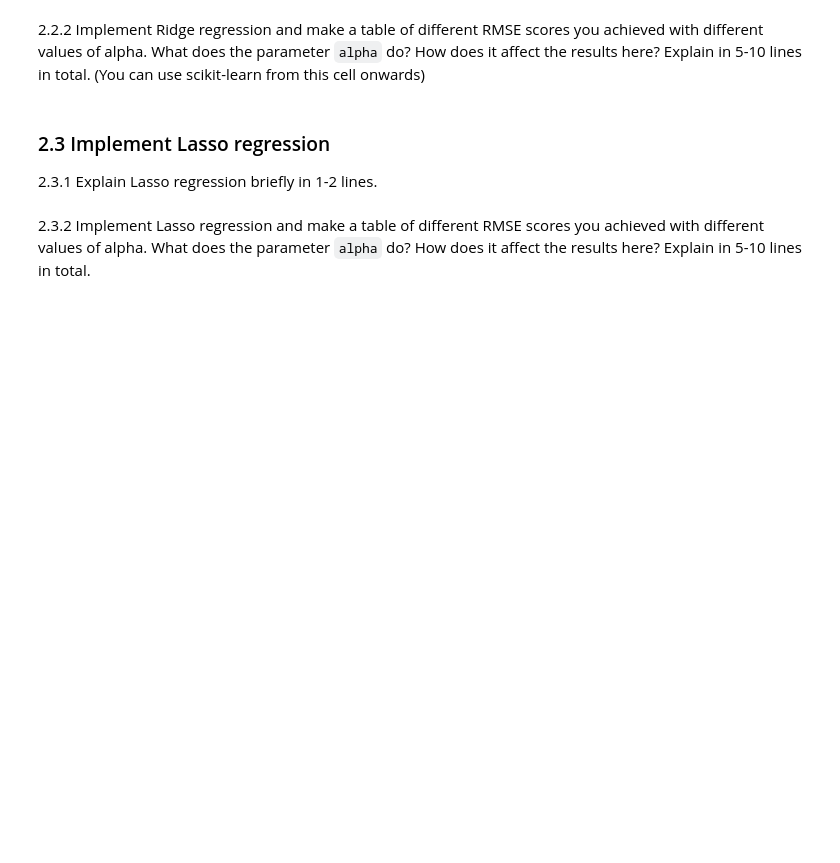
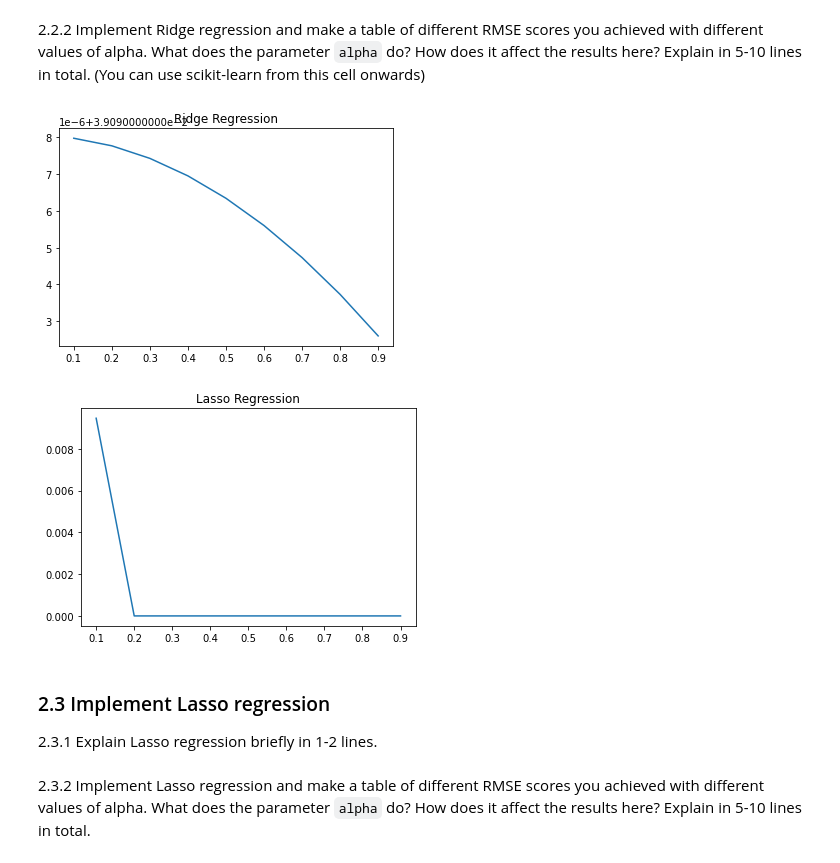
Before and after one commit to spashal/SMAI, a Jupyter notebook: Assignment2/rollnumber_Assignment2_Q2.ipynb, the cells around one changed output. Cells and saved outputs as stored; diff of their text form; code cells hidden in the pictures; blank space fills up the shorter version.

```diff
--- a/Assignment2/rollnumber_Assignment2_Q2.ipynb
+++ b/Assignment2/rollnumber_Assignment2_Q2.ipynb
@@ -166,9 +152,36 @@ ModuleNotFoundError: No module named 'matplotlib'
 2.2.2 Implement Ridge regression and make a table of different RMSE scores you achieved with different values of alpha. What does the parameter `alpha` do? How does it affect the results here? Explain in 5-10 lines in total. (You can use scikit-learn from this cell onwards)
 # %%
 # you should not have imported sklearn before this point
-import sklearn
+from sklearn.linear_model import Ridge, Lasso
+
+def experiment(x, y, yes):
+    alphas = np.arange(start=0.1, stop=1.0, step=0.1, dtype=np.float32)
+    arr = []
+    for a in alphas:
+        model = 0
+        if yes:
+            model = Ridge(alpha=a)
+        else:
+            model = Lasso(alpha=a)
+        model.fit(x, y)
+        arr.append(model.score(x, y))
+    plt.plot(alphas, arr)
+    if yes:
+        plt.title('Ridge Regression')
+    else:
+        plt.title('Lasso Regression')
+    plt.show()
 
 # implement Ridge regression and make a table where you explore the effect of different values of `alpha`
+n_samples, n_features = x_train.shape[0], x_train.shape[1]
+rng = np.random.RandomState(5)
+y = rng.randn(n_samples)
+x = rng.randn(n_samples, n_features)
+experiment(x, y, True)
+experiment(x, y, False)
+# %% [output]
+[figure, added]
+[figure, added]
 # %% [markdown]
 ### 2.3 Implement Lasso regression
 2.3.1 Explain Lasso regression briefly in 1-2 lines.
```
Also changed, not shown: parts of 5 cells of this notebook.
